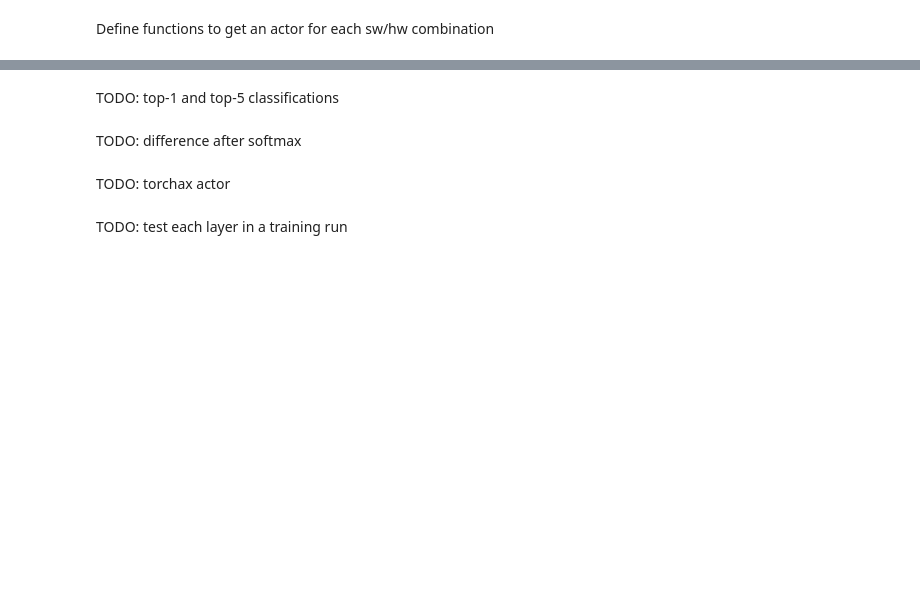
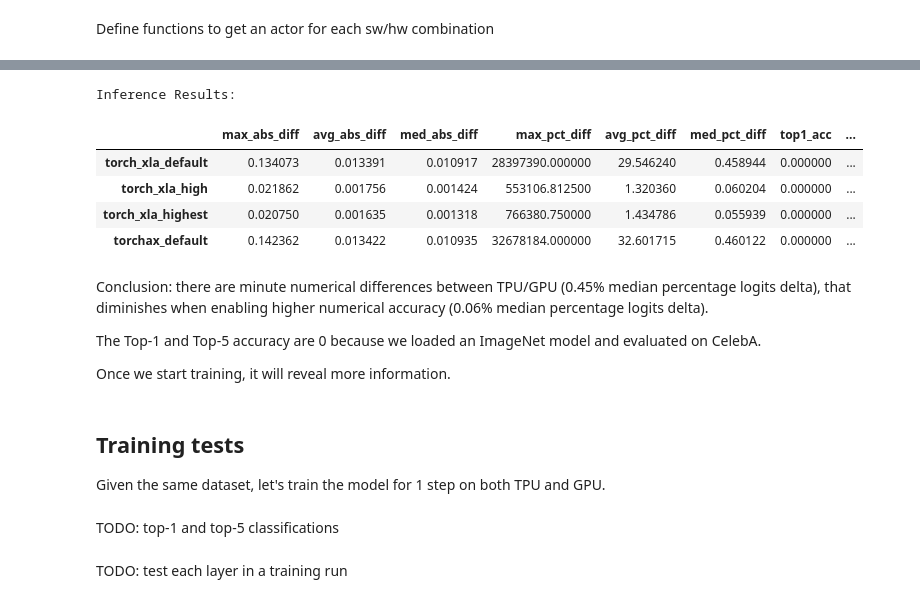
Before and after one commit to tengyifei/resnet18-gpu-tpu, a Jupyter notebook: train.ipynb, the cells around one changed output, grey strips where cells are left out. Cells and saved outputs as stored; diff of their text form; code cells hidden in the pictures; blank space fills up the shorter version.

Commit message:
wip training

```diff
--- a/train.ipynb
+++ b/train.ipynb
@@ -481,0 +501,22 @@ else:
+# %%
+inference_results = {}
+
+for framework, factory in [
+  ("torch_xla", get_tpu_actor),
+  ("torchax", get_torchax_actor),
+]:
+  for precision in [
+    "default", "high", "highest",
+  ]:
+    if framework == "torchax" and precision != "default":
+      # Workaround torchax crash in C++ with unsymbolized stack trace
+      continue
+    print()
+    print(f"---- Testing {framework} with precision {precision}")
+    actor = factory()
+    ray.get(actor.set_matmul_precision.remote(precision))
+    metrics = test_eval_run(gpu_actor, actor)
+    check_model_dicts_are_the_same(gpu_actor, actor)
+    print(f"Metrics: {metrics}")
+    inference_results[f'{framework}_{precision}'] = metrics
+    ray.kill(actor)
@@ -482,9 +595,38 @@ else:
+# %%
+import pandas as pd
+from dataclasses import asdict
+
+metrics_dict = {}
+for framework_precision, metrics in inference_results.items():
+    metrics_dict[framework_precision] = asdict(metrics)
+
+df = pd.DataFrame(metrics_dict).T
+pd.set_option('display.float_format', lambda x: '{:.6f}'.format(x))
+df = df.sort_index()
+print("\nInference Results:")
+display(df)
+# %% [output]
+Inference Results:
+|  | max_abs_diff | avg_abs_diff | med_abs_diff | max_pct_diff | avg_pct_diff | med_pct_diff | top1_acc | ... |
+| torch_xla_default | 0.134073 | 0.013391 | 0.010917 | 28397390.000000 | 29.546240 | 0.458944 | 0.000000 | ... |
+| torch_xla_high | 0.021862 | 0.001756 | 0.001424 | 553106.812500 | 1.320360 | 0.060204 | 0.000000 | ... |
+| torch_xla_highest | 0.020750 | 0.001635 | 0.001318 | 766380.750000 | 1.434786 | 0.055939 | 0.000000 | ... |
+| torchax_default | 0.142362 | 0.013422 | 0.010935 | 32678184.000000 | 32.601715 | 0.460122 | 0.000000 | ... |
+# %% [markdown]
+Conclusion: there are minute numerical differences between TPU/GPU
+(0.45% median percentage logits delta), that diminishes when enabling higher
+numerical accuracy (0.06% median percentage logits delta).
+
+The Top-1 and Top-5 accuracy are 0 because we loaded an ImageNet model and
+evaluated on CelebA.
+
+Once we start training, it will reveal more information.
+# %% [markdown]
+## Training tests
+
+Given the same dataset, let's train the model for 1 step on both TPU and GPU.
 # %% [markdown]
 TODO: top-1 and top-5 classifications
-# %% [markdown]
-TODO: difference after softmax
-# %% [markdown]
-TODO: torchax actor
 # %% [markdown]
 TODO: test each layer in a training run
 # %% [markdown]
```
Also changed, not shown: parts of 13 cells of this notebook, 1 other file.
